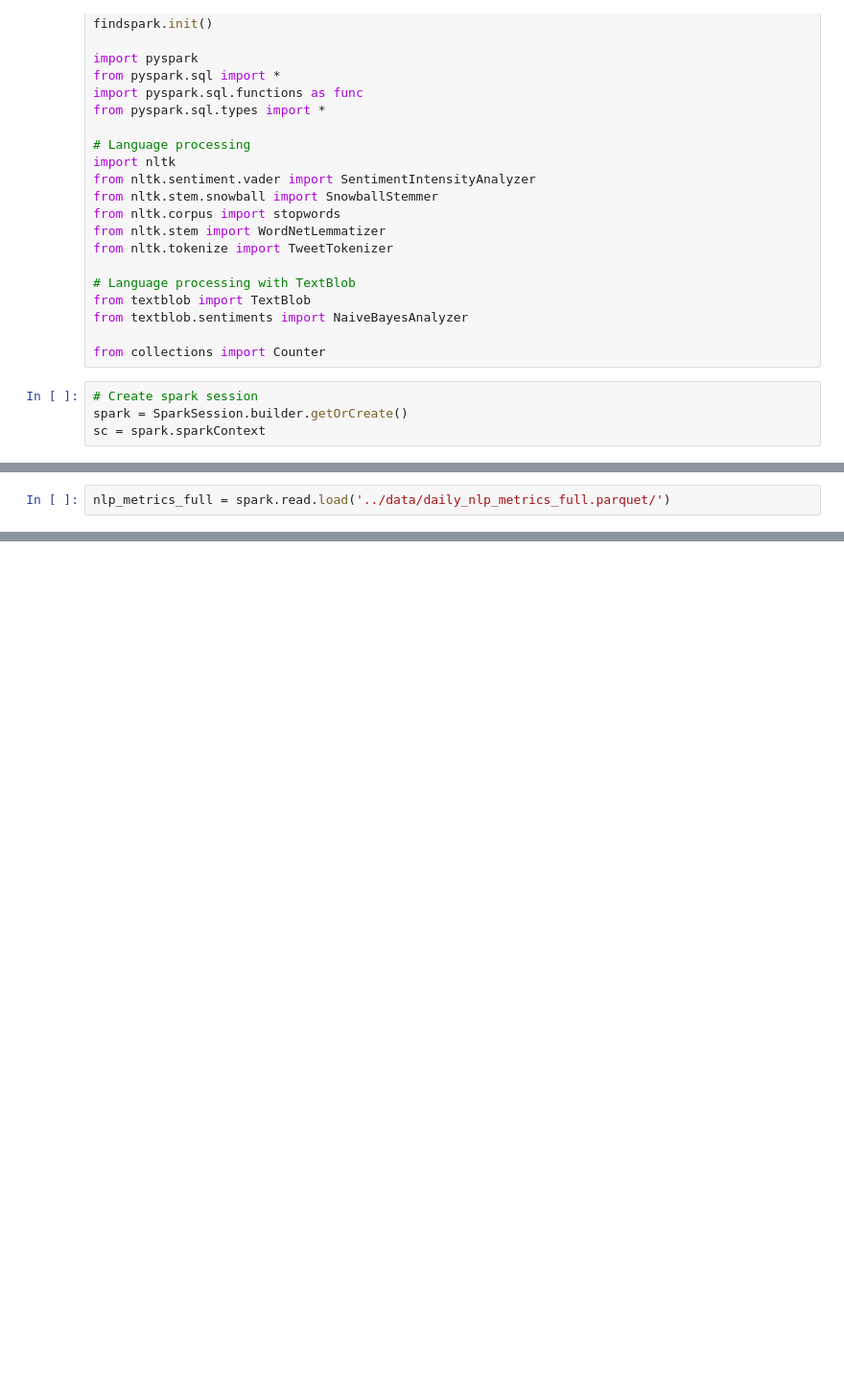
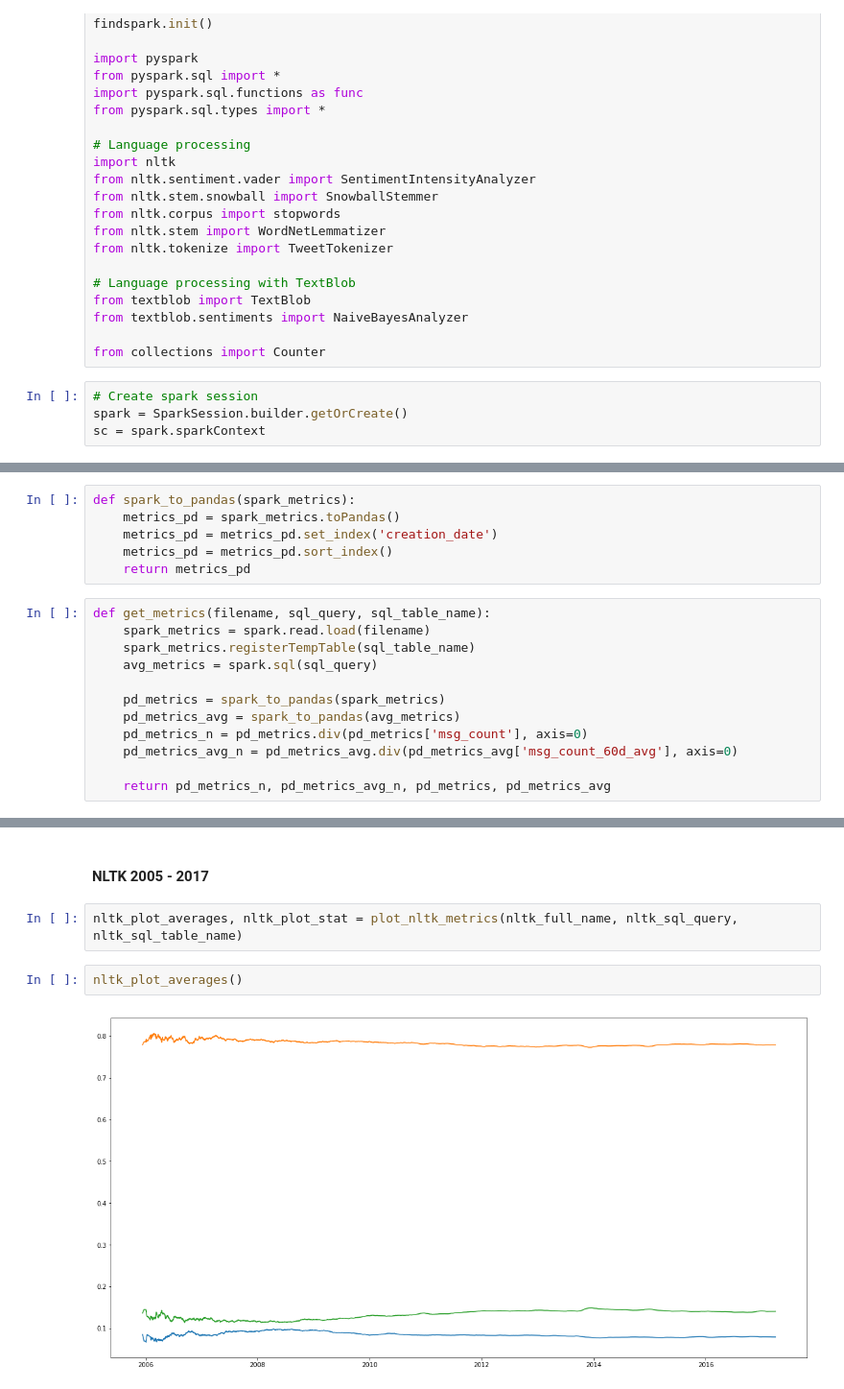
Before and after one commit to MetaHG/Reddit-opinions-polarization, a Jupyter notebook: notebooks/nlp_metrics_analysis.ipynb, the cells around one changed output, grey strips where cells are left out. Shown at 96% size. Drawn from its saved outputs; the diff is of its cells as text; blank space fills up the shorter version.

Commit message:
Add plots for all nlp data

```diff
--- a/notebooks/nlp_metrics_analysis.ipynb
+++ b/notebooks/nlp_metrics_analysis.ipynb
@@ -173,2 +34,0 @@ Therefore, we notice that positivity in posts is two times more present that neg
-# %%
-nlp_metrics_full = spark.read.load('../data/daily_nlp_metrics_full.parquet/')
@@ -233,0 +35,18 @@ pd_percentage
+# %%
+def spark_to_pandas(spark_metrics):
+    metrics_pd = spark_metrics.toPandas()
+    metrics_pd = metrics_pd.set_index('creation_date')
+    metrics_pd = metrics_pd.sort_index()
+    return metrics_pd
+# %%
+def get_metrics(filename, sql_query, sql_table_name):
+    spark_metrics = spark.read.load(filename)
+    spark_metrics.registerTempTable(sql_table_name)
+    avg_metrics = spark.sql(sql_query)
+
+    pd_metrics = spark_to_pandas(spark_metrics)
+    pd_metrics_avg = spark_to_pandas(avg_metrics)
+    pd_metrics_n = pd_metrics.div(pd_metrics['msg_count'], axis=0)
+    pd_metrics_avg_n = pd_metrics_avg.div(pd_metrics_avg['msg_count_60d_avg'], axis=0)
+
+    return pd_metrics_n, pd_metrics_avg_n, pd_metrics, pd_metrics_avg
@@ -233,0 +117,8 @@ pd_percentage
+# %% [markdown]
+#### NLTK 2005 - 2017
+# %%
+nltk_plot_averages, nltk_plot_stat = plot_nltk_metrics(nltk_full_name, nltk_sql_query, nltk_sql_table_name)
+# %%
+nltk_plot_averages()
+# %% [output]
+[figure, added]
```
Also changed, not shown: parts of 82 cells of this notebook.
